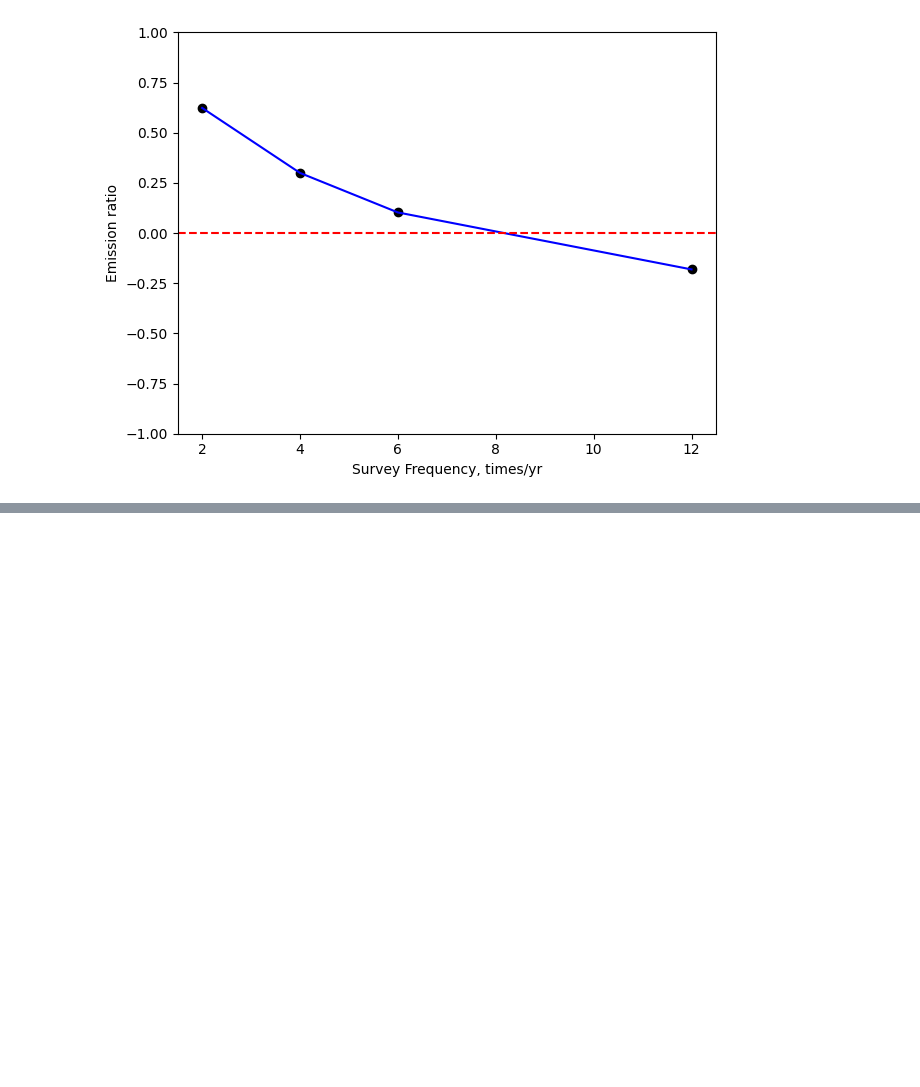
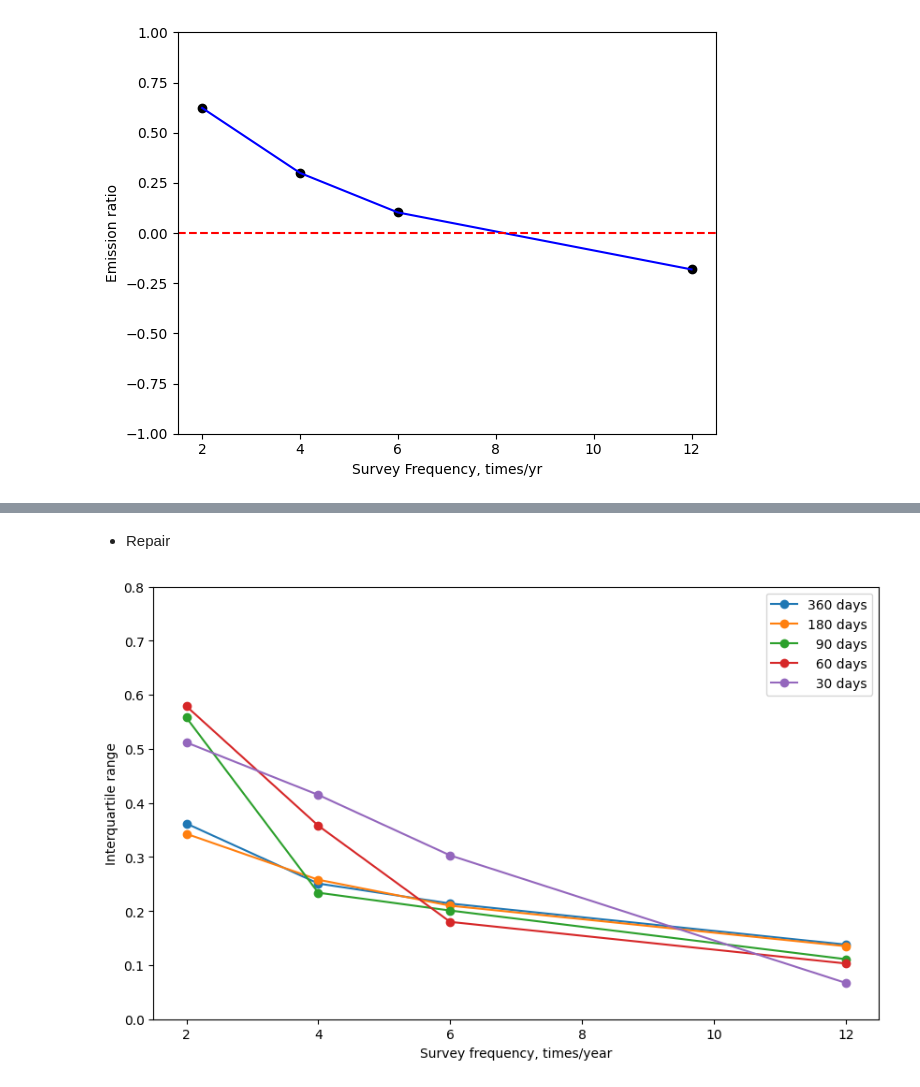
Before and after one commit to HJJJJX/Figure-Plotting, a Jupyter notebook: Uncertainty_paper_plot.ipynb, the cells around one changed output, grey strips where cells are left out. Cells and saved outputs as stored; diff of their text form; code cells hidden in the pictures; blank space fills up the shorter version.

```diff
--- a/Uncertainty_paper_plot.ipynb
+++ b/Uncertainty_paper_plot.ipynb
@@ -1708,0 +1754,45 @@ plt.show()
+# %% [markdown]
+
+
+*   Repair
+# %%
+import matplotlib.pyplot as plt
+import numpy as np
+
+# Provided data
+x_values = [2, 4, 6, 12]
+percentile_25 = [
+    [55.9,29.6,12.9,-14.4],
+    [60.5,34.5,17.7,-10.8],
+    [3.3,40.0,19.8,-7.9],
+    [-9.8,8,27.3,-6.5],
+    [-18.1,-14.7,-8.8,8.3],
+]
+percentile_75 = [
+    [92.1,54.7,34.3,-0.6],
+    [94.8,60.3,38.7,2.7],
+    [59.1,63.4,39.9,3.2],
+    [48.1,43.8,45.3,3.8],
+    [33.1,26.8,21.5,15],
+]
+
+# Convert to numpy arrays for easier manipulation
+percentile_25 = np.array(percentile_25)
+percentile_75 = np.array(percentile_75)
+
+# Calculate the interquartile range (IQR)
+difference = (100 + percentile_75 - percentile_25)/100 - 1
+
+# Plotting
+plt.figure(figsize=(10, 6))
+labels = ['360 days', '180 days', '  90 days', '  60 days', '  30 days']
+for i in range(iqr.shape[0]):
+    plt.plot(x_values, difference[i], marker='o', label=f'{labels[i]}')
+
+plt.xlabel('Survey frequency, times/year')
+plt.ylabel('Interquartile range')
+plt.ylim(0, 0.8)  # Set the y-axis limits
+plt.legend()
+plt.show()
+# %% [output]
+[figure, added]
```
Also changed, not shown: parts of 2 cells of this notebook.
